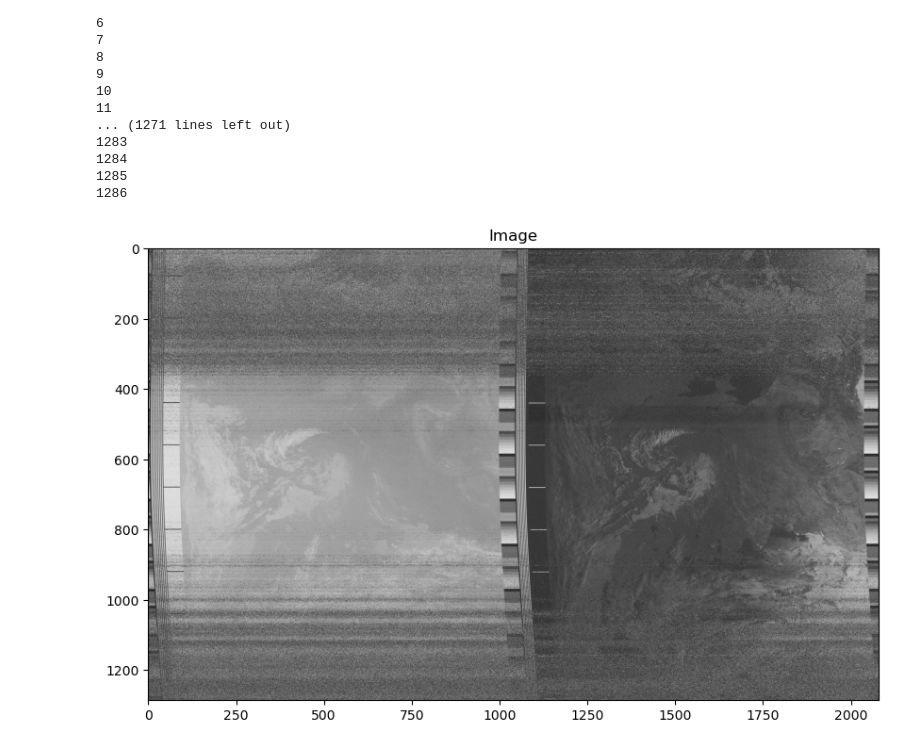
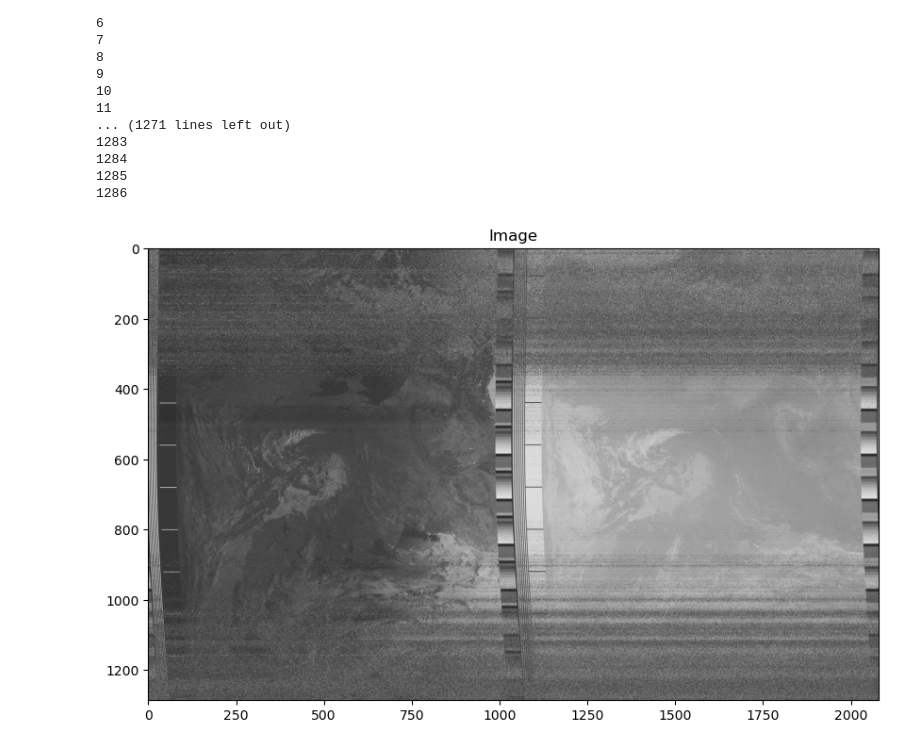
Before and after one commit to OlegSanMos/Geoinfa, a Jupyter notebook: Theory/8-APT-2.ipynb, the cells around one changed output. Drawn from its saved outputs; the diff is of its cells as text; code cells hidden in the pictures.

```diff
--- a/Theory/8-APT-2.ipynb
+++ b/Theory/8-APT-2.ipynb
@@ -252,7 +246,7 @@ while i < len(matrix):
     minind = []
     for ind in range(1040):
         part = matrix[i][ind : ind + len(mas)]
-        minind.append(abs((part - mas).sum()))
+        minind.append(abs((part - mas).mean()))
     indexes.append(np.array(minind).argmin())
     i += 1
     print(i)
@@ -287,15 +281,18 @@ plt.minorticks_on()
 plt.show()
 # %% [output]
 [figure]
+# %%
+matrix1 = np.copy(matrix)
 # %%
-indexmin = int(indexes[600:750].mean()) + 1
-for i in range(len(matrix)):
+indexmin = int(indexes[600:750].mean()) + 10
+for i in range(len(matrix1)):
     print(i)
-    m1 = np.copy(matrix[i])
-    for j in range(indexmin, 2080):
-        matrix[i][j - indexmin] = m1[j]
-    for j in range(0, indexmin):
-        matrix[i][2080 - indexmin + j - 1] = m1[j]
+    m1 = np.copy(matrix1[i])
+    for j in range(indexmin + 1040 + 1, 2080):
+        matrix1[i][j - indexmin - 1040 - 1] = m1[j]
+    for j in range(0, indexmin + 1040 + 1):
+        matrix1[i][j + (2080 - (indexmin + 1040 + 1))] = m1[j]
+matrix1 = np.array(matrix1)
 # %% [output]
 0
 1
@@ -317,9 +314,9 @@ for i in range(len(matrix)):
 # %%
 fig, ax = plt.subplots(figsize=(10, 7), dpi=100)
 
 # Последний элемент убираем, потому что он (может быть) заполнен не полностью
-ax.imshow(matrix[:-1], cmap='gray')
+ax.imshow(matrix1[:-1], cmap='gray')
 plt.title('Image')
 plt.show()
 # %% [output]
-[figure, old version]
+[figure, new version]
```
Also changed, not shown: parts of 17 cells of this notebook.
